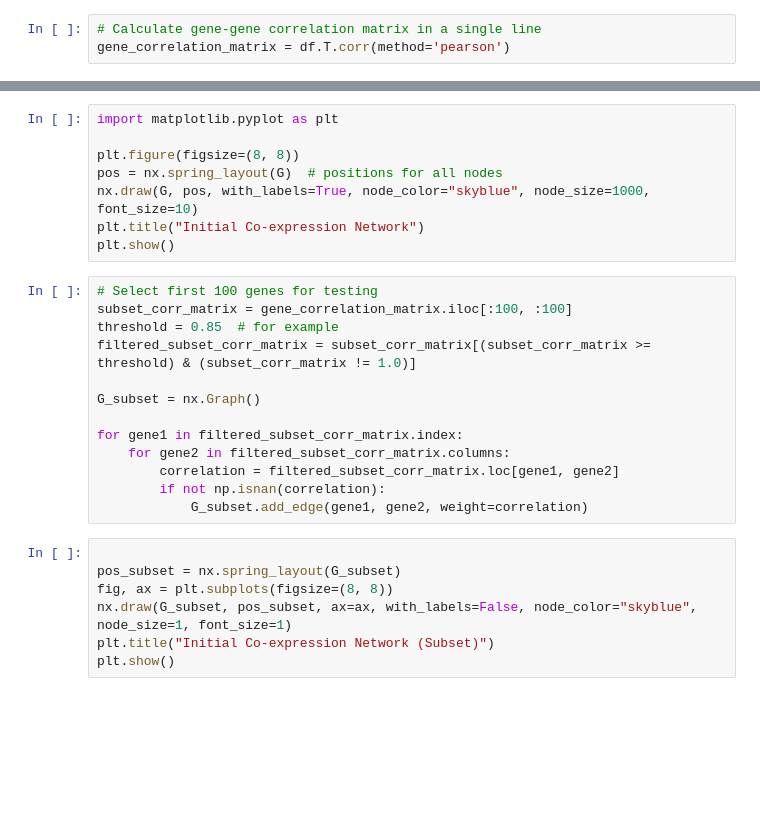
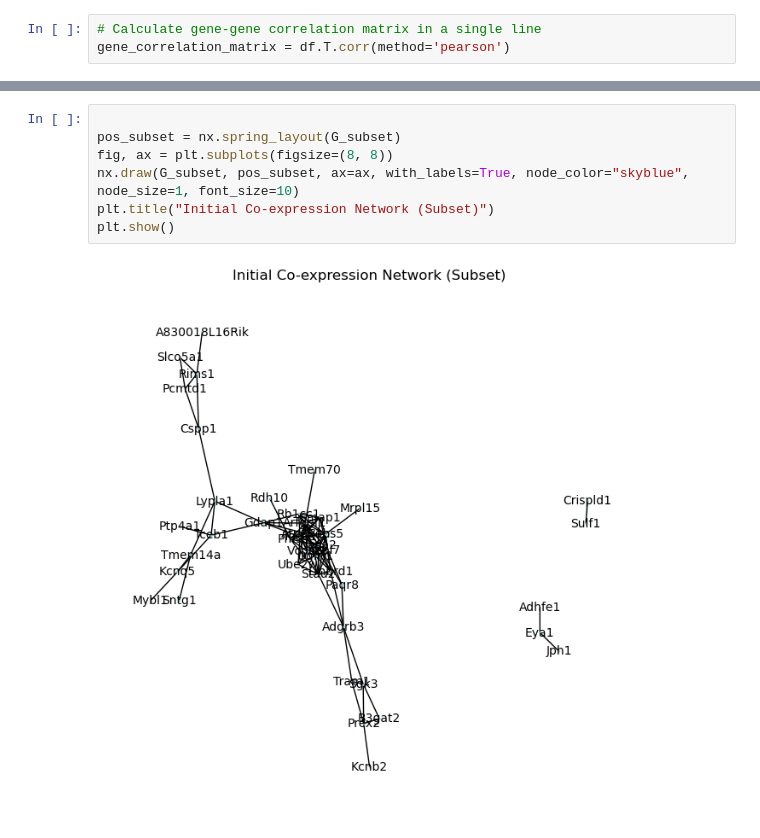
Before and after one commit to Finebouche/transcriptome_dataset, a Jupyter notebook: August_check_data.ipynb, the cells around one changed output, grey strips where cells are left out. Saved outputs shown, nothing was run; the diff lists cells and outputs as text; blank space fills up the shorter version.

```diff
--- a/August_check_data.ipynb
+++ b/August_check_data.ipynb
@@ -60,31 +117,12 @@ for gene1 in filtered_corr_matrix.index:
 # %%
-import matplotlib.pyplot as plt
 
-plt.figure(figsize=(8, 8))
-pos = nx.spring_layout(G)  # positions for all nodes
-nx.draw(G, pos, with_labels=True, node_color="skyblue", node_size=1000, font_size=10)
-plt.title("Initial Co-expression Network")
+pos_subset = nx.spring_layout(G_subset)
+fig, ax = plt.subplots(figsize=(8, 8))
+nx.draw(G_subset, pos_subset, ax=ax, with_labels=True, node_color="skyblue", node_size=1, font_size=10)
+plt.title("Initial Co-expression Network (Subset)")
 plt.show()
+# %% [output]
+[figure, added]
-# %%
-# Select first 100 genes for testing
-subset_corr_matrix = gene_correlation_matrix.iloc[:100, :100]
-threshold = 0.85  # for example
-filtered_subset_corr_matrix = subset_corr_matrix[(subset_corr_matrix >= threshold) & (subset_corr_matrix != 1.0)]
-
-G_subset = nx.Graph()
-
-for gene1 in filtered_subset_corr_matrix.index:
-    for gene2 in filtered_subset_corr_matrix.columns:
-        correlation = filtered_subset_corr_matrix.loc[gene1, gene2]
-        if not np.isnan(correlation):
-            G_subset.add_edge(gene1, gene2, weight=correlation)
-# %%
-
-pos_subset = nx.spring_layout(G_subset)
-fig, ax = plt.subplots(figsize=(8, 8))
-nx.draw(G_subset, pos_subset, ax=ax, with_labels=False, node_color="skyblue", node_size=1, font_size=1)
-plt.title("Initial Co-expression Network (Subset)")
-plt.show()
 # %%
 import community  # Python Louvain method library
 
```
Also changed, not shown: parts of 10 cells of this notebook.
